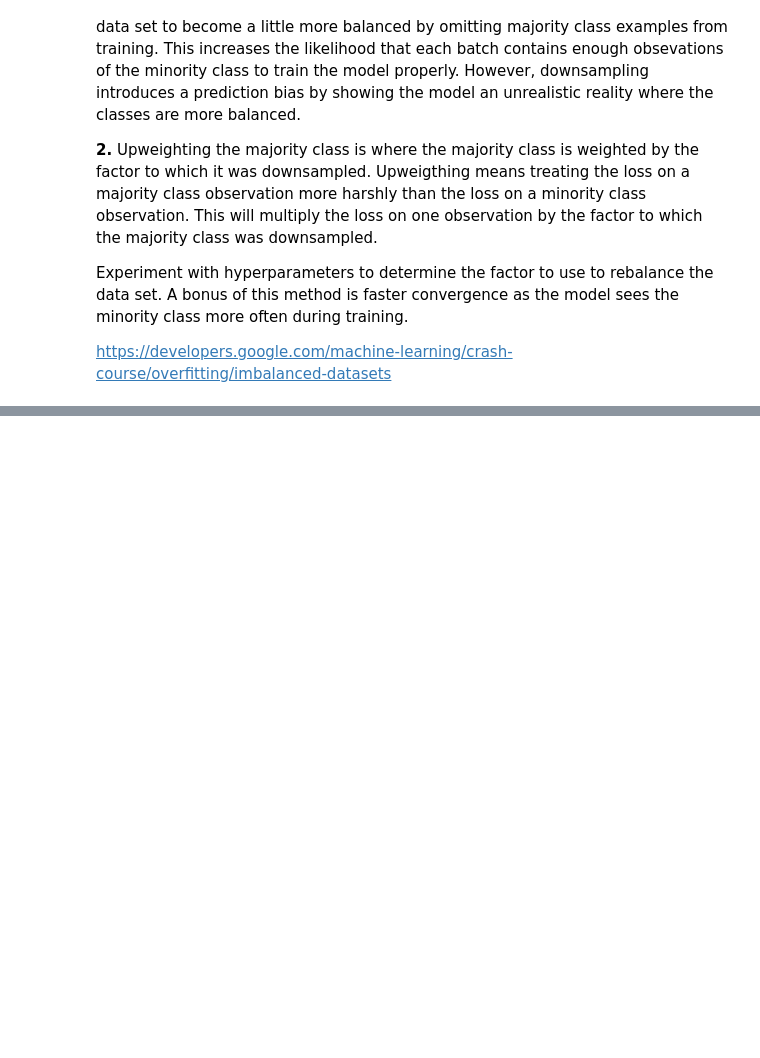
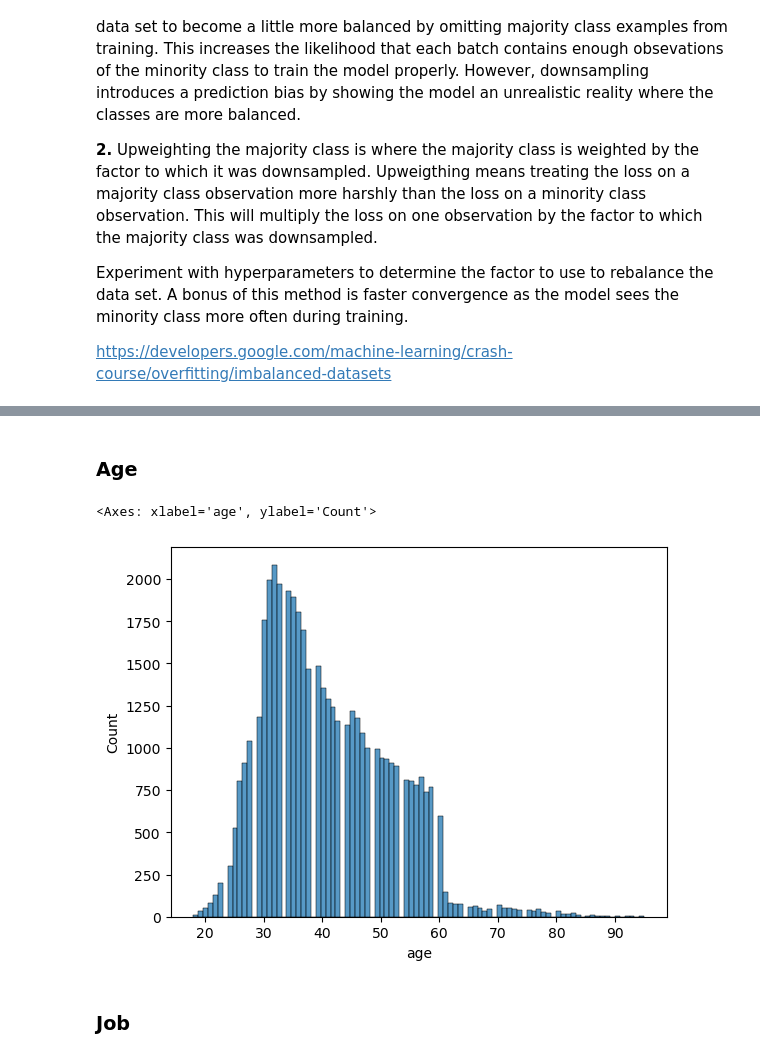
Before and after one commit to lucas-ben/mba-business-analytics, a Jupyter notebook: courses/machine-learning/Assignment 1/Bank Marketing Data/assignment_workbook.ipynb, the cells around one changed output, grey strips where cells are left out. Drawn from its saved outputs; the diff is of its cells as text; code cells hidden in the pictures; blank space fills up the shorter version.

```diff
--- a/courses/machine-learning/Assignment 1/Bank Marketing Data/assignment_workbook.ipynb
+++ b/courses/machine-learning/Assignment 1/Bank Marketing Data/assignment_workbook.ipynb
@@ -214,0 +224,13 @@ df_train.describe()
+# %% [markdown]
+### **Age**
+# %%
+# I think the best predictors for determining if a direct marketing campaign will result in a client subscribing to a term deposit are:
+    # Age (older people), job anyone not 'unknown', 'unemployed', 'student', 'retired'), education (tertiary and secondary), doesn't have credit in default, already has a balance with the bank, duration of the call
+
+df_train['age'].describe()
+sns.histplot(df_train['age'])
+# %% [output]
+<Axes: xlabel='age', ylabel='Count'>
+[figure, added]
+# %% [markdown]
+### **Job**
```
Also changed, not shown: parts of 17 cells of this notebook.
